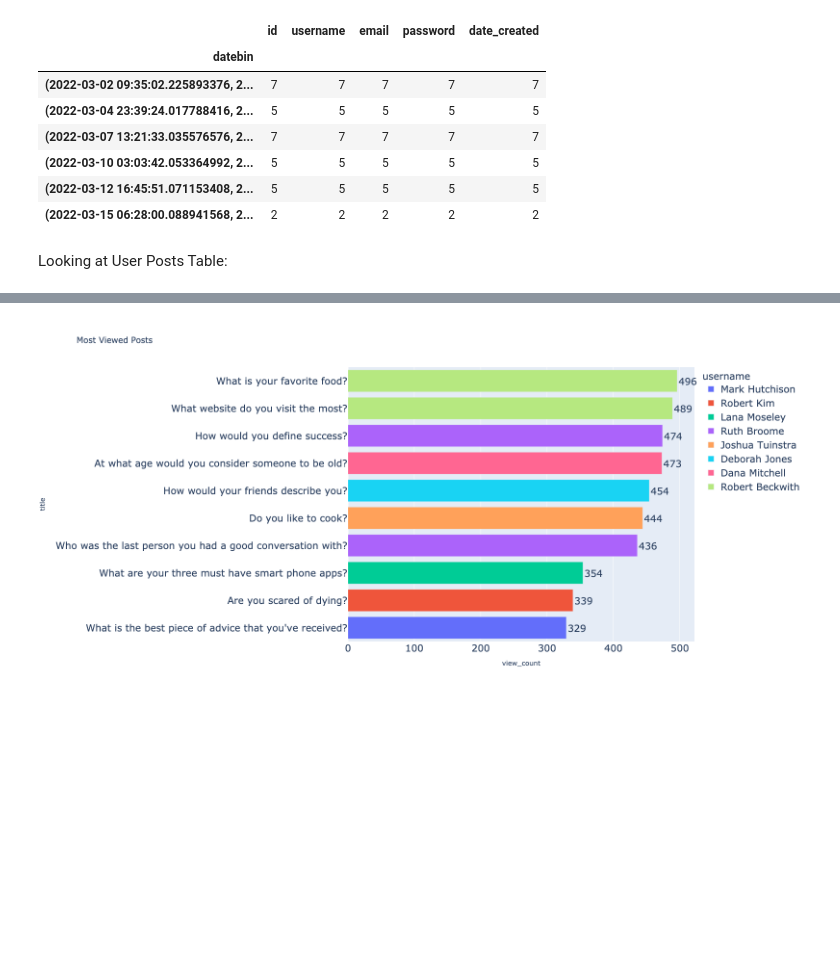
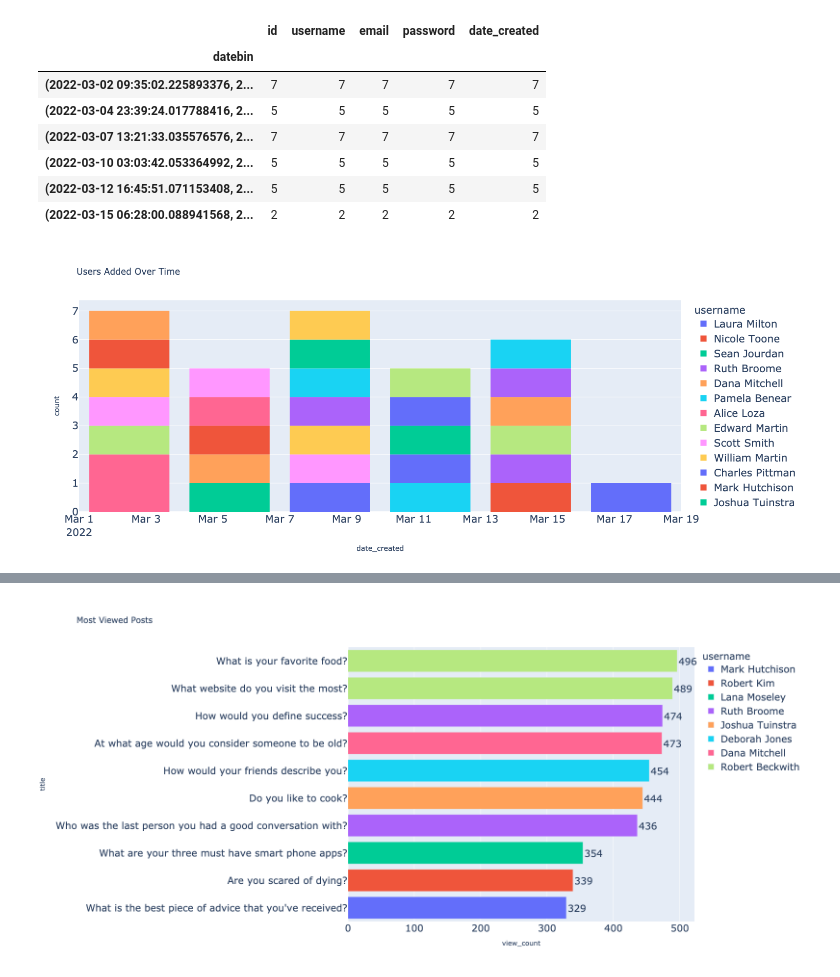
Before and after one commit to Robert-Such/flask_forum, a Jupyter notebook: reference/reference_queries.ipynb, the cells around one changed output, grey strips where cells are left out. Drawn from its saved outputs; the diff is of its cells as text; code cells hidden in the pictures; blank space fills up the shorter version.

```diff
--- a/reference/reference_queries.ipynb
+++ b/reference/reference_queries.ipynb
@@ -94,8 +72,15 @@ result
 | (2022-03-10 03:03:42.053364992, 2... | 5 | 5 | 5 | 5 | 5 |
 | (2022-03-12 16:45:51.071153408, 2... | 5 | 5 | 5 | 5 | 5 |
 | (2022-03-15 06:28:00.088941568, 2... | 2 | 2 | 2 | 2 | 2 |
-# %% [markdown]
-Looking at User Posts Table:
+# %%
+fig = px.histogram(users_df, title="Users Added Over Time", x="date_created", text_auto=True, height=600, width=1500,
+                   color='username')
+fig.update_traces(textfont_size=20, textangle=0, textposition="none", cliponaxis=False)
+fig.update_layout(bargap=0.2, yaxis = dict( tickfont = dict(size=20)), xaxis = dict( tickfont = dict(size=20)),
+                  legend = dict(font = dict(size = 20)), legend_title = dict(font = dict(size = 20)))
+fig.show('png')
+# %% [output]
+[figure, added]
 # %%
 # Getting top 10 posts by view count:
 posts = db.session.query(Post, User).join(User)
```
Also changed, not shown: parts of 2 cells of this notebook, 1 other file.
